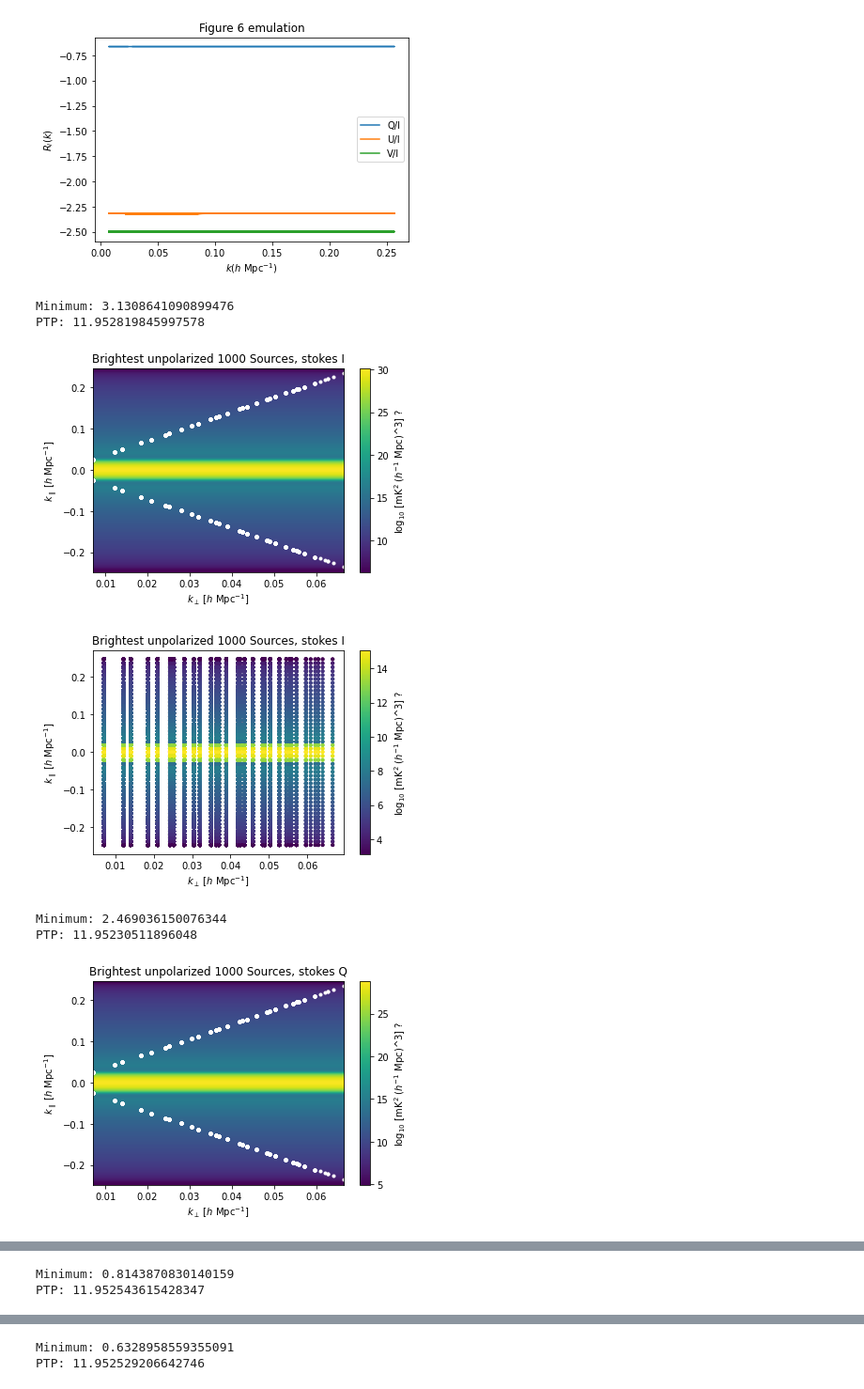
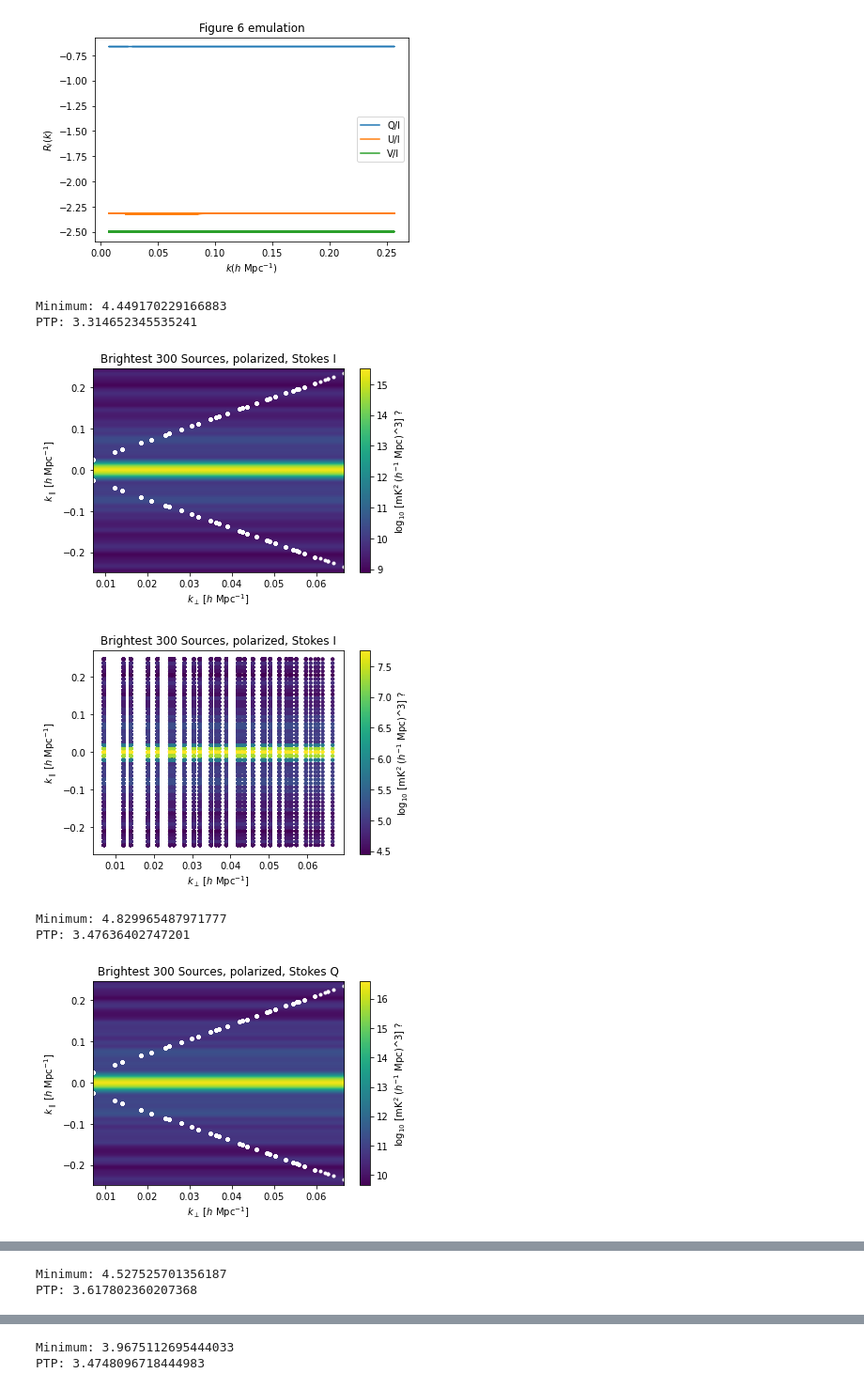
Before and after one commit to 3276908917/skyflux, a Jupyter notebook: k_squared.ipynb, the cells around one changed output, grey strips where cells are left out. Shown at 94% size. Drawn from its saved outputs; the diff is of its cells as text; code cells hidden in the pictures.

Commit message:
The plot changed and I do not know why. This is alarming but I am going to push forward with the 30m base for now and come back to that later, I hope

```diff
--- a/k_squared.ipynb
+++ b/k_squared.ipynb
@@ -102,24 +100,24 @@ plt.show()
 # %%
 # Next, let's look at the polarized results
 pptub = "Brightest 300 Sources, polarized, Stokes "
-    # unpolarized plot title override, base
+    # polarized plot title override, base
 p_x, p_y, p_I, p_image = wauto_show(
-    "HIJKL", sp=0, pt_override=uptub+"I",
+    "pDryRun", sp=0, pt_override=pptub+"I",
     Qi=Qid, quiet=True)
 p_x, p_y, p_Q, p_image = wauto_show(
-    "HIJKL", sp=1, pt_override=uptub+"Q",
+    "pDryRun", sp=1, pt_override=pptub+"Q",
     Qi=Qid, quiet=True)
 p_x, p_y, p_U, p_image = wauto_show(
-    "HIJKL", sp=2, pt_override=uptub+"U",
+    "pDryRun", sp=2, pt_override=pptub+"U",
     Qi=Qid, quiet=True)
 p_x, p_y, p_V, p_image = wauto_show(
-    "HIJKL", sp=3, pt_override=uptub+"V",
+    "pDryRun", sp=3, pt_override=pptub+"V",
     Qi=Qid, quiet=True)
 # %% [output]
-Minimum: 3.1308641090899476
-PTP: 11.952819845997578
+Minimum: 4.449170229166883
+PTP: 3.314652345535241
-[figure, old version]
+[figure, new version]
-[figure, old version]
+[figure, new version]
-Minimum: 2.469036150076344
-PTP: 11.95230511896048
+Minimum: 4.829965487971777
+PTP: 3.47636402747201
-[figure, old version]
+[figure, new version]
@@ -127,2 +125,2 @@ PTP: 11.95230511896048
-Minimum: 0.8143870830140159
-PTP: 11.952543615428347
+Minimum: 4.527525701356187
+PTP: 3.617802360207368
@@ -131,2 +129,2 @@ PTP: 11.952543615428347
-Minimum: 0.6328958559355091
-PTP: 11.952529206642746
+Minimum: 3.9675112695444033
+PTP: 3.4748096718444983
```
Also changed, not shown: parts of 9 cells of this notebook.
